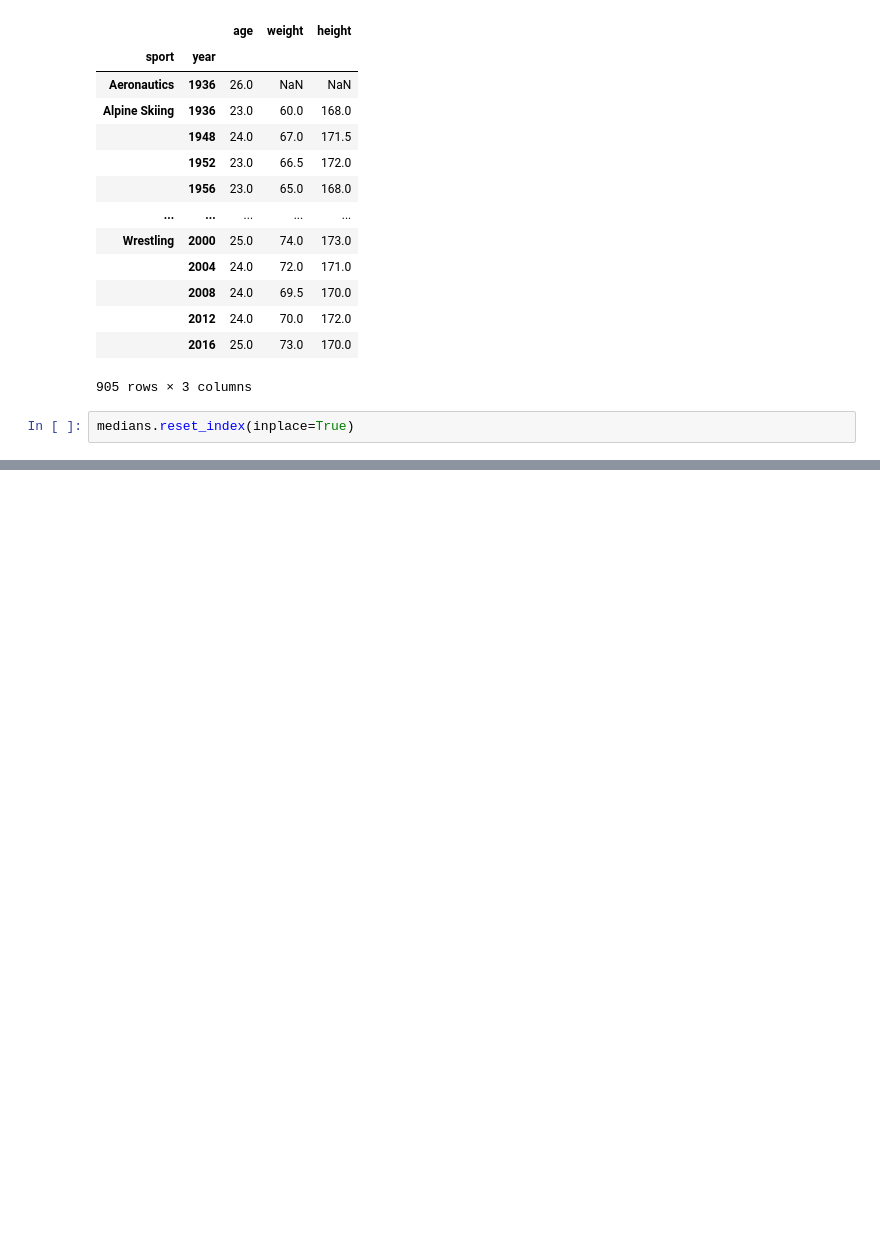
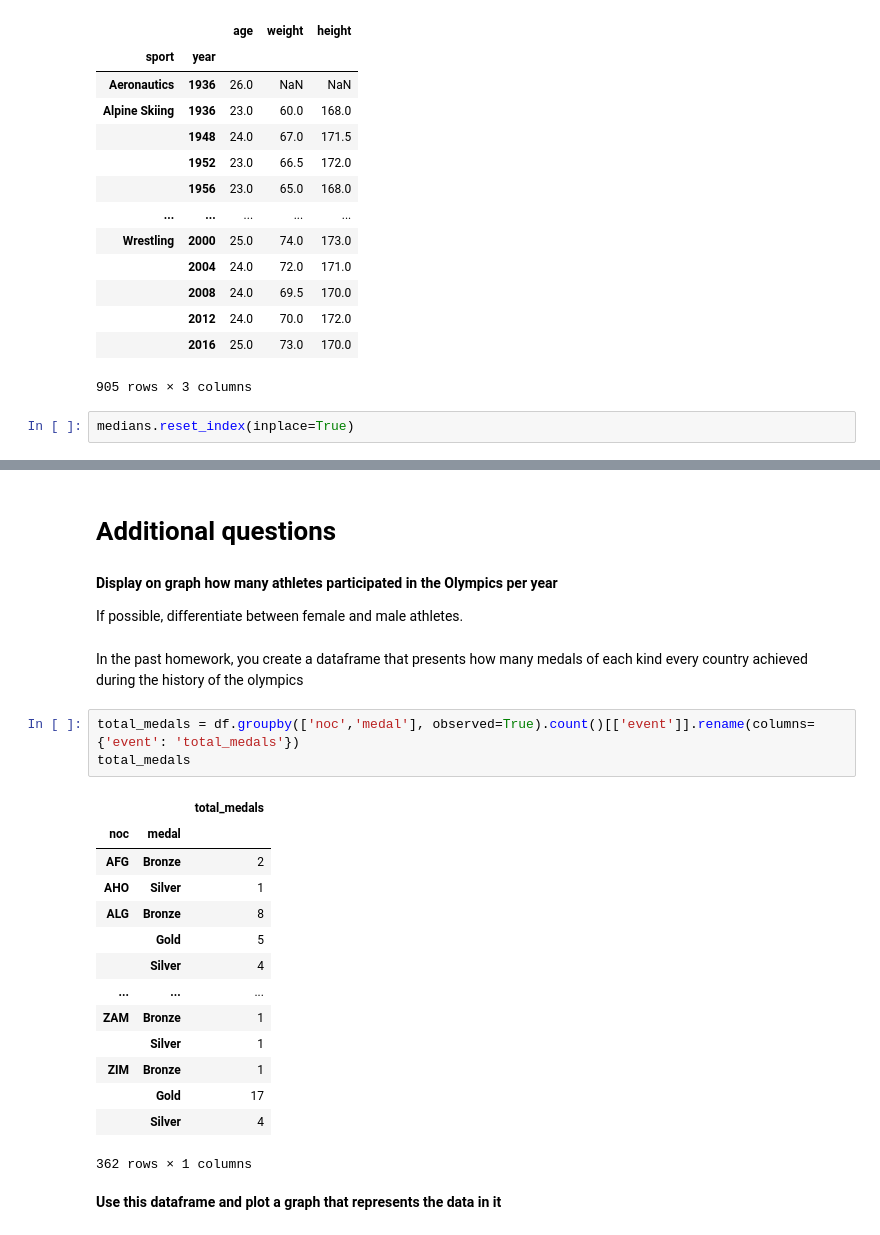
Before and after one commit to eliransoffer/ai-experts, a Jupyter notebook: meeting14/solutions_for_eda_part_3.ipynb, the cells around one changed output, grey strips where cells are left out. Drawn from its saved outputs; the diff is of its cells as text; blank space fills up the shorter version.

```diff
--- a/meeting14/solutions_for_eda_part_3.ipynb
+++ b/meeting14/solutions_for_eda_part_3.ipynb
@@ -203,3 +203,31 @@ g.map(sns.lineplot, 'year', 'age', color='r')
 # %% [output]
 <seaborn.axisgrid.FacetGrid at 0x...>
 [figure]
+# %% [markdown]
+# Additional questions
+# %% [markdown]
+**Display on graph how many athletes participated in the Olympics per year**
+
+If possible, differentiate between female and male athletes.
+# %% [markdown]
+In the past homework, you create a dataframe that presents how many medals of each kind every country achieved during the history of the olympics
+# %%
+total_medals = df.groupby(['noc','medal'], observed=True).count()[['event']].rename(columns={'event': 'total_medals'})
+total_medals
+# %% [output]
+|  |  | total_medals |
+| noc | medal |  |
+| AFG | Bronze | 2 |
+| AHO | Silver | 1 |
+| ALG | Bronze | 8 |
+|  | Gold | 5 |
+|  | Silver | 4 |
+| ... | ... | ... |
+| ZAM | Bronze | 1 |
+|  | Silver | 1 |
+| ZIM | Bronze | 1 |
+|  | Gold | 17 |
+|  | Silver | 4 |
+362 rows × 1 columns
+# %% [markdown]
+**Use this dataframe and plot a graph that represents the data in it**
```
Also changed, not shown: parts of 5 cells of this notebook.
